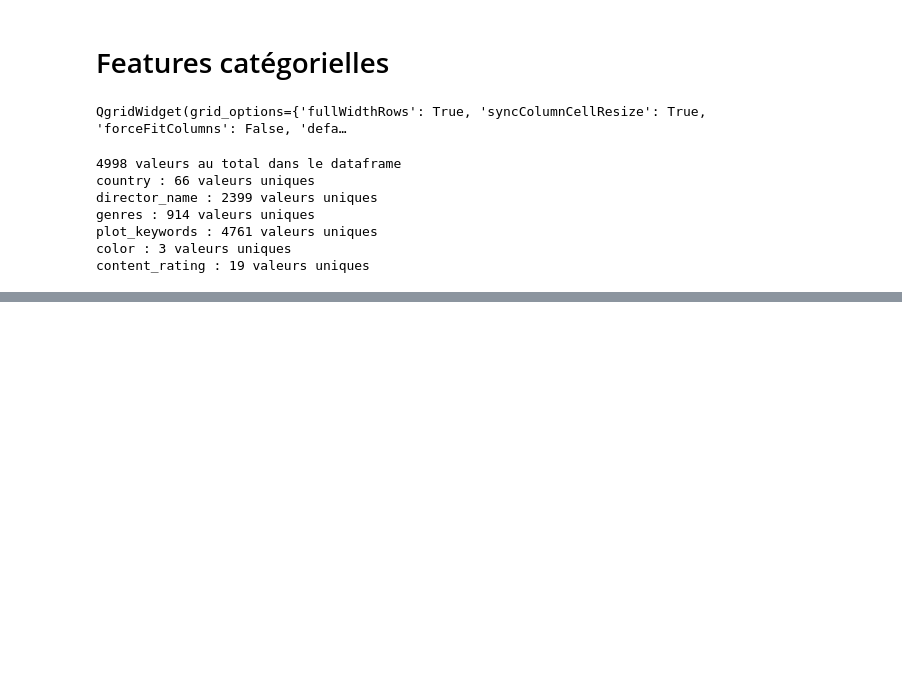
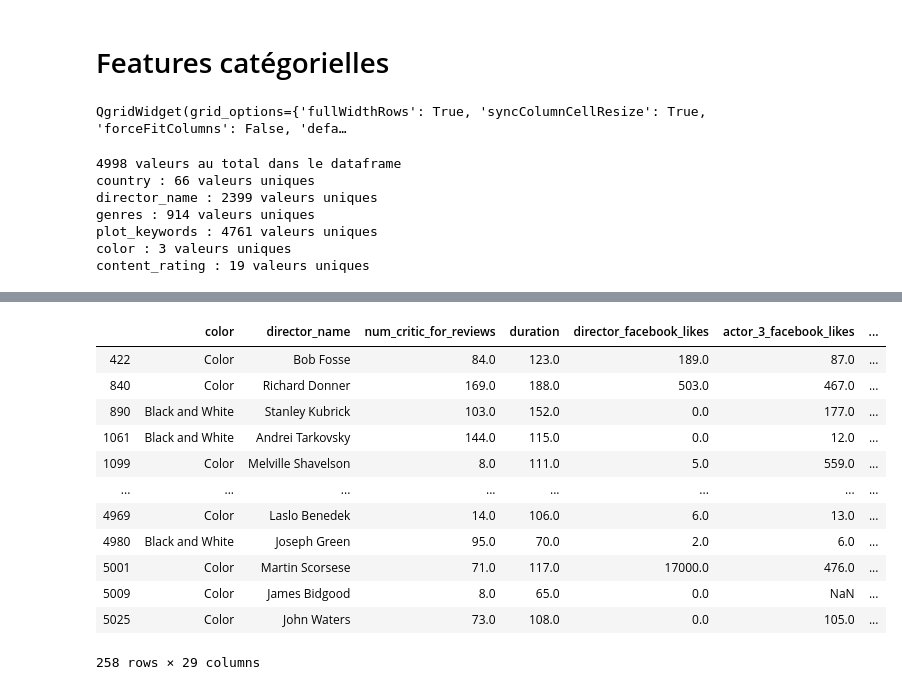
Before and after one commit to Severac/openclassrooms, a Jupyter notebook: PJ3/PJ3_dataexplore.ipynb, the cells around one changed output, grey strips where cells are left out. Drawn from its saved outputs; the diff is of its cells as text; code cells hidden in the pictures; blank space fills up the shorter version.

```diff
--- a/PJ3/PJ3_dataexplore.ipynb
+++ b/PJ3/PJ3_dataexplore.ipynb
@@ -603,0 +622,16 @@ content_rating : 19 valeurs uniques
+# %%
+df[df['title_year'] < 1980]
+# %% [output]
+|  | color | director_name | num_critic_for_reviews | duration | director_facebook_likes | actor_3_facebook_likes | ... |
+| 422 | Color | Bob Fosse | 84.0 | 123.0 | 189.0 | 87.0 | ... |
+| 840 | Color | Richard Donner | 169.0 | 188.0 | 503.0 | 467.0 | ... |
+| 890 | Black and White | Stanley Kubrick | 103.0 | 152.0 | 0.0 | 177.0 | ... |
+| 1061 | Black and White | Andrei Tarkovsky | 144.0 | 115.0 | 0.0 | 12.0 | ... |
+| 1099 | Color | Melville Shavelson | 8.0 | 111.0 | 5.0 | 559.0 | ... |
+| ... | ... | ... | ... | ... | ... | ... | ... |
+| 4969 | Color | Laslo Benedek | 14.0 | 106.0 | 6.0 | 13.0 | ... |
+| 4980 | Black and White | Joseph Green | 95.0 | 70.0 | 2.0 | 6.0 | ... |
+| 5001 | Color | Martin Scorsese | 71.0 | 117.0 | 17000.0 | 476.0 | ... |
+| 5009 | Color | James Bidgood | 8.0 | 65.0 | 0.0 | NaN | ... |
+| 5025 | Color | John Waters | 73.0 | 108.0 | 0.0 | 105.0 | ... |
+258 rows × 29 columns
```
Also changed, not shown: parts of 8 cells of this notebook, 4 other files.
